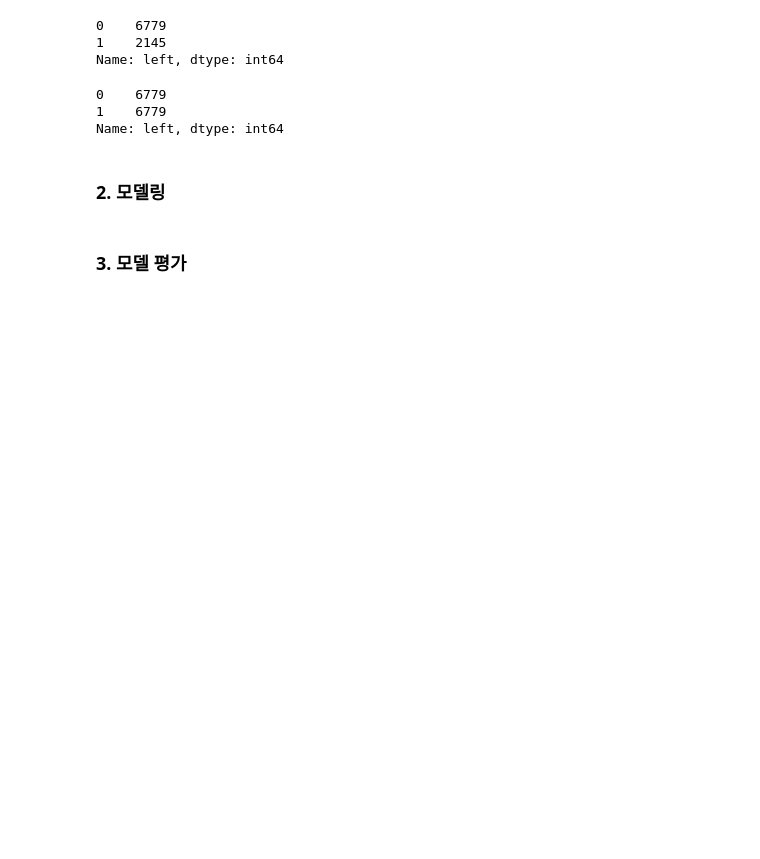
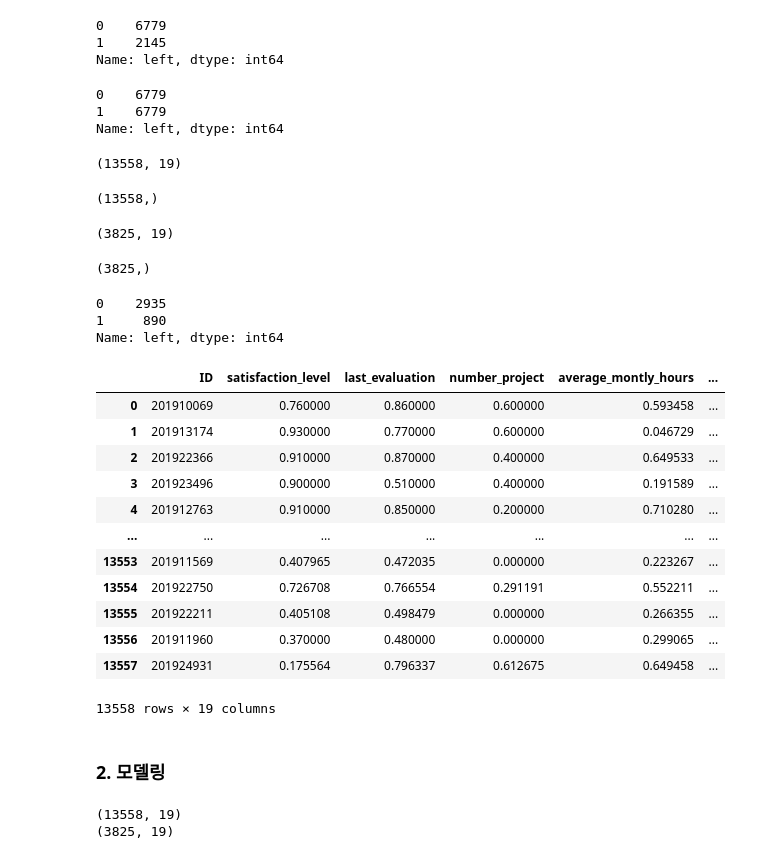
Before and after one commit to hyundp/Data-Mining-Project, a Jupyter notebook: HR_datamining.ipynb, the cells around one changed output. Cells and saved outputs as stored; diff of their text form; code cells hidden in the pictures; blank space fills up the shorter version.

Commit message:
update: model train, evaluate, select

```diff
--- a/HR_datamining.ipynb
+++ b/HR_datamining.ipynb
@@ -112,13 +129,16 @@ minmax_scaler = MinMaxScaler()
 columns_to_scale = ['number_project', 'average_montly_hours', 'time_spend_company']
 train_to_scale = x_train[columns_to_scale]
 val_to_scale = x_val[columns_to_scale]
+test_to_scale = test_data[columns_to_scale]
 
 # 훈련 데이터 스케일링
-minmax_scaler.fit(train_to_scale)
-x_train[columns_to_scale] = minmax_scaler.transform(train_to_scale)
+x_train[columns_to_scale] = minmax_scaler.fit_transform(train_to_scale)
 
-# 테스트 데이터의 스케일링
+# val 데이터의 스케일링
 x_val[columns_to_scale] = minmax_scaler.transform(val_to_scale)
+
+# test 데이터의 스케일링
+test_data[columns_to_scale] = minmax_scaler.transform(test_to_scale)
 # %%
 x_train.head()
 # %% [output]
@@ -159,5 +196,43 @@ y_train_over.value_counts()
 0    6779
 1    6779
 Name: left, dtype: int64
+# %%
+x_train_over.shape
+# %% [output]
+(13558, 19)
+# %%
+y_train_over.shape
+# %% [output]
+(13558,)
+# %%
+x_val.shape
+# %% [output]
+(3825, 19)
+# %%
+y_val.shape
+# %% [output]
+(3825,)
+# %%
+y_val.value_counts()
+# %% [output]
+0    2935
+1     890
+Name: left, dtype: int64
+# %%
+x_train_over
+# %% [output]
+|  | ID | satisfaction_level | last_evaluation | number_project | average_montly_hours | ... |
+| 0 | 201910069 | 0.760000 | 0.860000 | 0.600000 | 0.593458 | ... |
+| 1 | 201913174 | 0.930000 | 0.770000 | 0.600000 | 0.046729 | ... |
+| 2 | 201922366 | 0.910000 | 0.870000 | 0.400000 | 0.649533 | ... |
+| 3 | 201923496 | 0.900000 | 0.510000 | 0.400000 | 0.191589 | ... |
+| 4 | 201912763 | 0.910000 | 0.850000 | 0.200000 | 0.710280 | ... |
+| ... | ... | ... | ... | ... | ... | ... |
+| 13553 | 201911569 | 0.407965 | 0.472035 | 0.000000 | 0.223267 | ... |
+| 13554 | 201922750 | 0.726708 | 0.766554 | 0.291191 | 0.552211 | ... |
+| 13555 | 201922211 | 0.405108 | 0.498479 | 0.000000 | 0.266355 | ... |
+| 13556 | 201911960 | 0.370000 | 0.480000 | 0.000000 | 0.299065 | ... |
+| 13557 | 201924931 | 0.175564 | 0.796337 | 0.612675 | 0.649458 | ... |
+13558 rows × 19 columns
 # %% [markdown]
 ### 2. 모델링
@@ -171,2 +239,13 @@ gru_model = Sequential()
-# %% [markdown]
-### 3. 모델 평가
+# %%
+# 0. shape 변경
+
+x_train_over = x_train_over.to_numpy()
+x_val = x_val.to_numpy()
+
+x_train_reshaped = np.reshape(x_train_over, (x_train_over.shape[0], 1, x_train_over.shape[1]))
+x_val_reshaped = np.reshape(x_val, (x_val.shape[0], 1, x_val.shape[1]))
+print(x_train_over.shape)
+print(x_val.shape)
+# %% [output]
+(13558, 19)
+(3825, 19)
```
Also changed, not shown: parts of 20 cells of this notebook.
